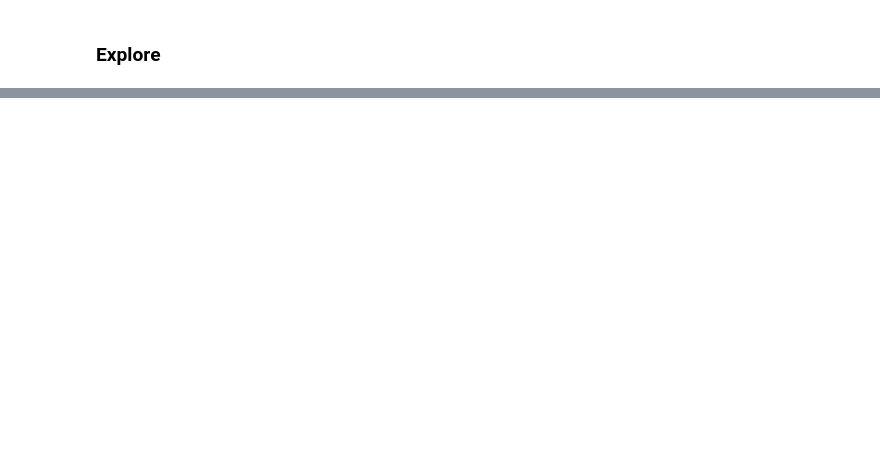
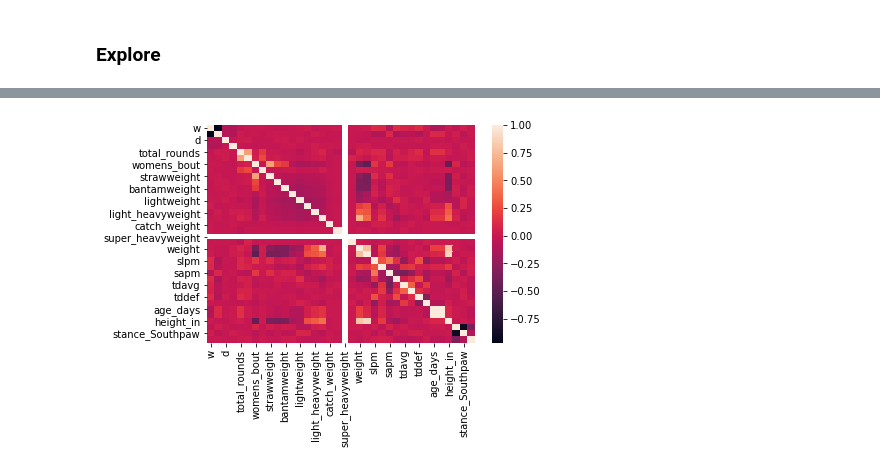
Before and after one commit to chloerwhitaker/UFC-Project, a Jupyter notebook: Scratchpad.ipynb, the cells around one changed output, grey strips where cells are left out. Saved outputs shown, nothing was run; the diff lists cells and outputs as text; code cells hidden in the pictures; blank space fills up the shorter version.

```diff
--- a/Scratchpad.ipynb
+++ b/Scratchpad.ipynb
@@ -514,0 +525,23 @@ ufc_cleaned.head()
+# %%
+def train_validate_test_split(ufc_cleaned):
+    '''
+    This function takes in a dataframe (df) and returns 3 dfs
+    (train, validate, and test) split 20%, 24%, 56% respectively.
+
+    Also takes in a random seed for replicating results.
+    '''
+
+    from sklearn.model_selection import train_test_split
+
+    train_and_validate, test = train_test_split(
+        ufc_cleaned, test_size=0.2, random_state=123, stratify=ufc_cleaned.outcome
+    )
+    train, validate = train_test_split(
+        train_and_validate,
+        test_size=0.3,
+        random_state=123,
+        stratify=train_and_validate.outcome,
+    )
+    return train, validate, test
+# %%
+train, validate, test = train_validate_test_split(ufc_cleaned)
@@ -514,0 +566,20 @@ ufc_cleaned.head()
+# %%
+def get_prep_n_split_ufc_data():
+    '''
+    This function runs get_n_prep_ufc and train_validate_test_split functions.
+    It takes in the original df and returns the split dfs train, validate, test (in that order).
+    '''
+
+    # imports
+    import pandas as pd
+    # Ignore Warnings
+    import warnings
+    warnings.filterwarnings("ignore")
+    from sklearn.model_selection import train_test_split
+
+
+    ufc_cleaned = get_n_prep_ufc()
+    train, validate, test = train_validate_test_split(ufc_cleaned)
+    return train, validate, test
+# %%
+train, validate, test = get_prep_n_split_ufc_data()
@@ -519,3 +636,7 @@ ufc_cleaned.head()
+# %%
+sns.heatmap(train.corr());
+# %% [output]
+[figure, added]
 # %%
 # c_cov = ufc_cleaned[ufc_cleaned.fullname.isin(['Colby Covington'])]
 # %%
```
Also changed, not shown: parts of 72 cells of this notebook.
